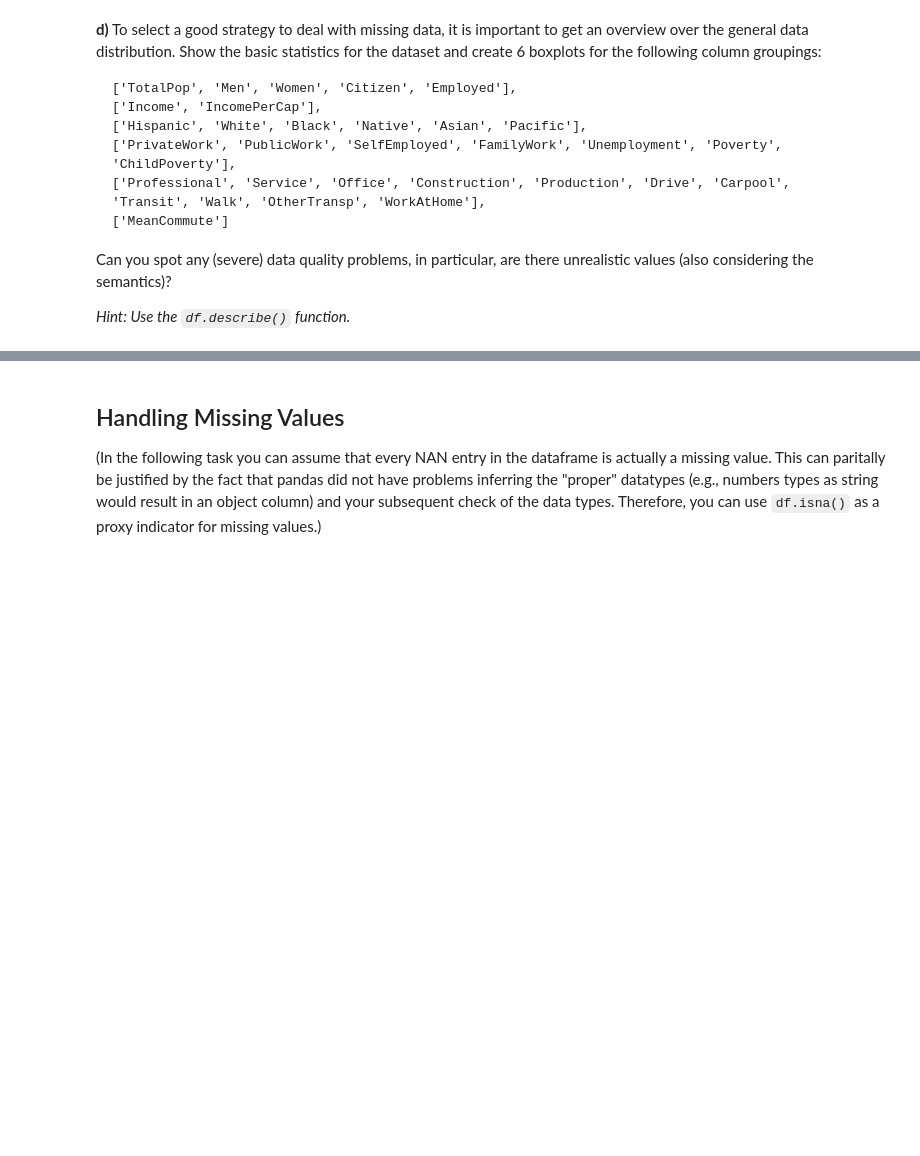
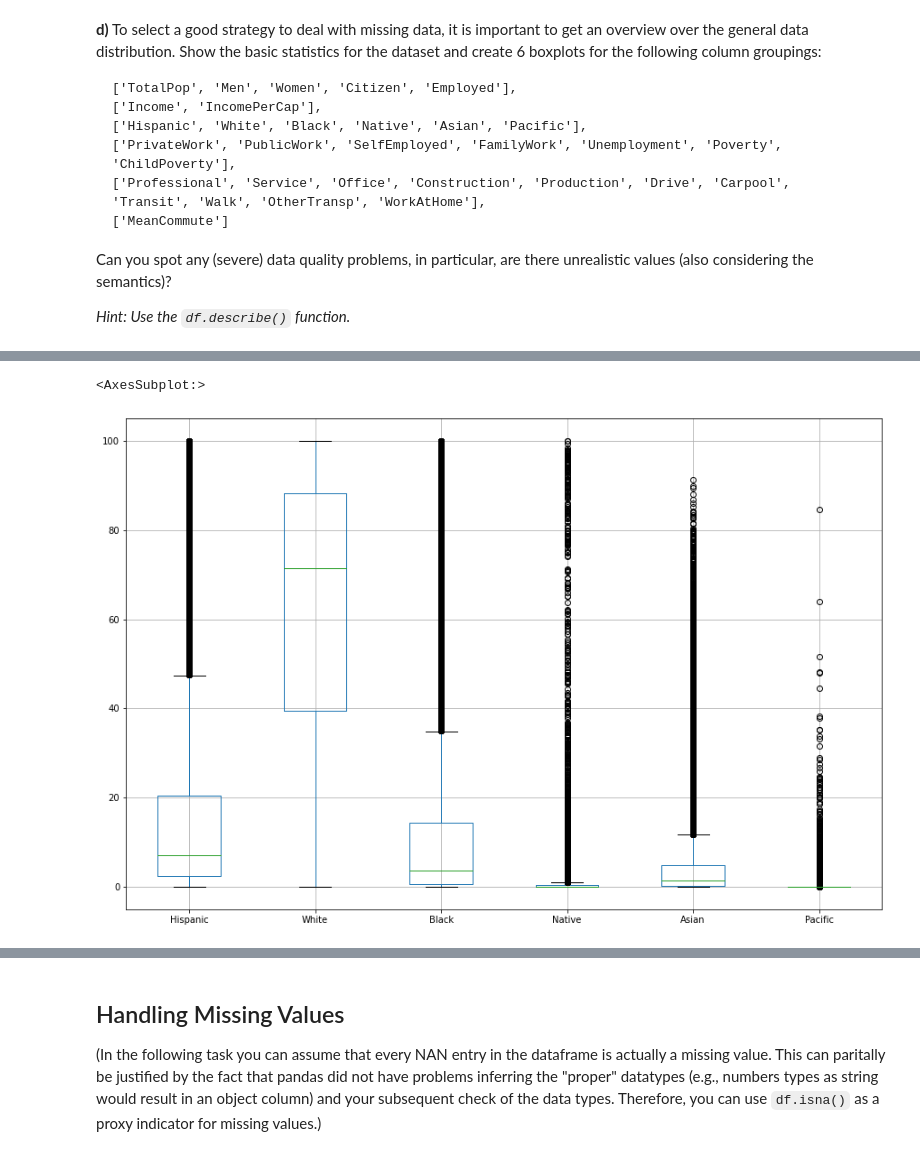
Before and after one commit to Hani-The-Juiceman/assignment_2, a Jupyter notebook: assignment_2.ipynb, the cells around one changed output, grey strips where cells are left out. Cells and saved outputs as stored; diff of their text form; code cells hidden in the pictures; blank space fills up the shorter version.

```diff
--- a/assignment_2.ipynb
+++ b/assignment_2.ipynb
@@ -219,0 +292,5 @@ Can you spot any (severe) data quality problems, in particular, are there unreal
+# %%
+df.boxplot(column=['Hispanic', 'White', 'Black', 'Native', 'Asian', 'Pacific'],figsize=size)
+# %% [output]
+<AxesSubplot:>
+[figure, added]
```
Also changed, not shown: parts of 31 cells of this notebook.
